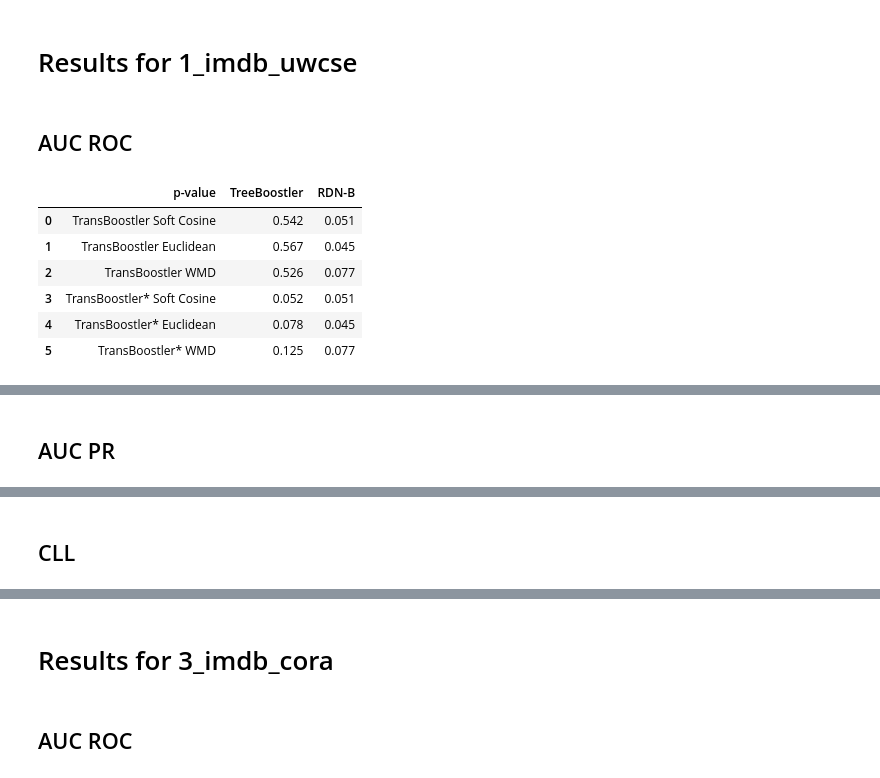
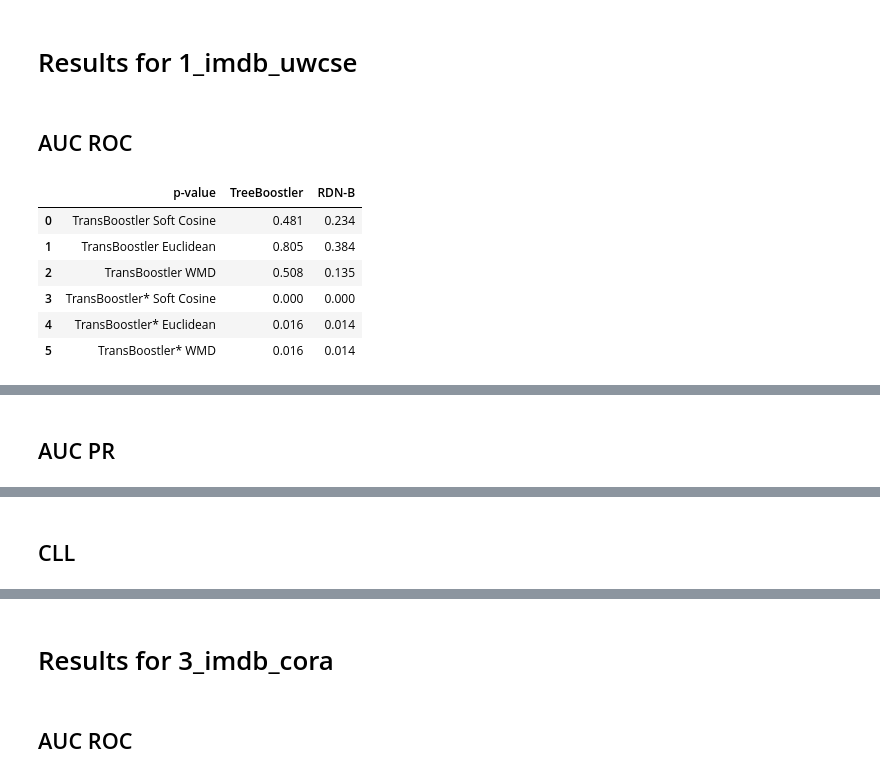
Before and after one commit to MeLLL-UFF/TransBoostler, a Jupyter notebook: t-test.ipynb, the cells around one changed output, grey strips where cells are left out. Drawn from its saved outputs; the diff is of its cells as text; code cells hidden in the pictures.

```diff
--- a/t-test.ipynb
+++ b/t-test.ipynb
@@ -49,7 +49,7 @@ def load_data_no_rev(experiments, metric, treeboostler=False, rdnb=False):
         elif(rdnb):
             file_path = os.getcwd() + '/rdn-b-transfer-experiment/' + experiment_title + '/rdnb.json'
         else:
-            file_path = os.getcwd() + '/experiments-transfer-k-1/' + experiment_title + '/' + experiment_title + '_fasttext_{}.json'.format(metric)
+            file_path = os.getcwd() + '/experiments-no-revision/' + experiment_title + '/' + experiment_title + '_fasttext_{}.json'.format(metric)
 
         #if(os.path.isfile(file_path)):
         with open(file_path, 'r') as fp:
@@ -93,80 +93,101 @@ for j in range(len(experiments)):
         rdnb_no_rev = np.zeros(len(rdnb_data[str(dataset)][0]))
         rdnb = np.zeros(len(rdnb_data[str(dataset)][0]))
 
-        for m in range(len(treeboostler_data[str(dataset)][0])):
-            trans_softcosine += np.array([item['transfer'][metric] for item in data_softcosine[str(dataset)][m]])
-            trans_softcosine_no_rev += np.array([item['transfer'][metric] for item in data_softcosine[str(dataset)][m]])
+        #for m in range(len(treeboostler_data[str(dataset)][0])):
+        m = 0
+        trans_softcosine += np.array([item['transfer'][metric] for item in data_softcosine[str(dataset)][m]])
+        trans_softcosine_no_rev += np.array([item['transfer'][metric] for item in data_softcosine_no_rev[str(dataset)][m]])
 
-            trans_euclidean += np.array([item['transfer'][metric] for item in data_euclidean[str(dataset)][m]])
-            trans_euclidean_no_rev += np.array([item['transfer'][metric] for item in data_euclidean[str(dataset)][m]])
+        trans_euclidean += np.array([item['transfer'][metric] for item in data_euclidean[str(dataset)][m]])
+        trans_euclidean_no_rev += np.array([item['transfer'][metric] for item in data_euclidean_no_rev[str(dataset)][m]])
 
-            trans_wmd += np.array([item['transfer'][metric] for item in data_wmd[str(dataset)][m]])
-            trans_wmd_no_rev += np.array([item['transfer'][metric] for item in data_wmd[str(dataset)][m]])
+        trans_wmd += np.array([item['transfer'][metric] for item in data_wmd[str(dataset)][m]])
+        trans_wmd_no_rev += np.array([item['transfer'][metric] for item in data_wmd_no_rev[str(dataset)][m]])
 
-            tree_no_rev += np.array([item['transfer']['parameter'][metric] for item in treeboostler_data[str(dataset)][m]])
-            tree += np.array([item['transfer'][metric] for item in treeboostler_data[str(dataset)][m]])
+        tree_no_rev += np.array([item['transfer']['parameter'][metric] for item in treeboostler_data[str(dataset)][m]])
+        tree += np.array([item['transfer'][metric] for item in treeboostler_data[str(dataset)][m]])
 
-            transfer_softcosine = np.array([(np.array([item['transfer_{}'.format(amount)][metric] for item in sublist])).mean() for sublist in data_softcosine[str(dataset)]])
+        # Fora do FOR
 
         rdnb_no_rev += np.array([item['rdn-b'][metric] for item in rdnb_data[str(dataset)][0]])
         rdnb += np.array([item['rdn-b'][metric] for item in rdnb_data[str(dataset)][0]])
 
-        trans_softcosine /= len(data_softcosine[str(dataset)])
-        trans_softcosine_no_rev /= len(data_softcosine_no_rev[str(dataset)])
+        #trans_softcosine /= len(data_softcosine[str(dataset)])
+        #trans_softcosine_no_rev /= len(data_softcosine_no_rev[str(dataset)])
 
-        trans_euclidean /= len(data_euclidean[str(dataset)])
-        trans_euclidean_no_rev /= len(data_euclidean_no_rev[str(dataset)])
+        #trans_euclidean /= len(data_euclidean[str(dataset)])
+        #trans_euclidean_no_rev /= len(data_euclidean_no_rev[str(dataset)])
 
-        trans_wmd /= len(data_wmd[str(dataset)])
-        trans_wmd_no_rev /= len(data_wmd_no_rev[str(dataset)])
+        #trans_wmd /= len(data_wmd[str(dataset)])
+        #trans_wmd_no_rev /= len(data_wmd_no_rev[str(dataset)])
 
-        tree /= len(treeboostler_data[str(dataset)])
-        tree_no_rev /= len(treeboostler_data[str(dataset)])
+        #tree /= len(treeboostler_data[str(dataset)])
+        #tree_no_rev /= len(treeboostler_data[str(dataset)])
 
-        rdnb /= len(rdnb_data[str(dataset)])
-        rdnb_no_rev /= len(rdnb_data[str(dataset)])
+        #rdnb /= len(rdnb_data[str(dataset)])
+        #rdnb_no_rev /= len(rdnb_data[str(dataset)])
 
         pvalue_table = []
         tvalue, pvalue = stats.ttest_rel(trans_softcosine,tree)
         tvalue2, pvalue2 = stats.ttest_rel(trans_softcosine, rdnb)
-        #print(pvalue)
         pvalue_table.append(['TransBoostler Soft Cosine', '%.3f' % (pvalue), '%.3f' % (pvalue2)])
+        del pvalue,pvalue2
 
         tvalue, pvalue = stats.ttest_rel(trans_euclidean,tree)
         tvalue2, pvalue2 = stats.ttest_rel(trans_euclidean,rdnb)
-        #print(pvalue)
+
         pvalue_table.append(['TransBoostler Euclidean', '%.3f' % (pvalue), '%.3f' % (pvalue2)])
+        del pvalue,pvalue2
 
         tvalue, pvalue = stats.ttest_rel(trans_wmd,tree)
         tvalue2, pvalue2 = stats.ttest_rel(trans_wmd,rdnb)
-        #print(pvalue)
+
         pvalue_table.append(['TransBoostler WMD', '%.3f' % (pvalue), '%.3f' % (pvalue2)])
+        del pvalue,pvalue2
 
         # No Revision
 
         tvalue, pvalue = stats.ttest_rel(trans_softcosine_no_rev,tree_no_rev)
         tvalue2, pvalue2 = stats.ttest_rel(trans_softcosine_no_rev,rdnb_no_rev)
-        #print(pvalue)
+
         pvalue_table.append(['TransBoostler* Soft Cosine', '%.3f' % (pvalue), '%.3f' % (pvalue2)])
+        del pvalue,pvalue2
 
         tvalue, pvalue = stats.ttest_rel(trans_euclidean_no_rev,tree_no_rev)
         tavlue2, pvalue2 = stats.ttest_rel(trans_euclidean_no_rev,rdnb_no_rev)
-        #print(pvalue)
+
         pvalue_table.append(['TransBoostler* Euclidean', '%.3f' % (pvalue), '%.3f' % (pvalue2)])
+        del pvalue,pvalue2
 
         tvalue, pvalue = stats.ttest_rel(trans_wmd_no_rev,tree_no_rev)
         tvalue, pvalue2 = stats.ttest_rel(trans_wmd_no_rev,rdnb_no_rev)
-        #print(pvalue)
+
         pvalue_table.append(['TransBoostler* WMD', '%.3f' % (pvalue), '%.3f' % (pvalue2)])
+        del pvalue,pvalue2
 
         display(pd.DataFrame(pvalue_table, columns=['p-value', 'TreeBoostler', 'RDN-B']))
+        print('TransBoostler Soft Cosine', ','.join(str(v) for v in trans_softcosine))
+
+        print('TransBoostler Euclidean', ','.join(str(v) for v in trans_euclidean))
+
+        print('TransBoostler WMD', ','.join(str(v) for v in trans_wmd))
+
+        print('TreeBoostler', ','.join(str(v) for v in tree))
+
+        print('TransBoostler* Soft Cosine', ','.join(str(v) for v in trans_softcosine_no_rev))
+        print('TransBoostler* Euclidean', ','.join(str(v) for v in trans_euclidean_no_rev))
+        print('TransBoostler* WMD', ','.join(str(v) for v in trans_wmd_no_rev))
+
+        print('TreeBoostler*', ','.join(str(v) for v in tree_no_rev))
+
+        print('RDN-B', ','.join(str(v) for v in rdnb))
 # %% [output]
 # Results for 1_imdb_uwcse
 ## AUC ROC
 |  | p-value | TreeBoostler | RDN-B |
-| 0 | TransBoostler Soft Cosine | 0.542 | 0.051 |
-| 1 | TransBoostler Euclidean | 0.567 | 0.045 |
-| 2 | TransBoostler WMD | 0.526 | 0.077 |
-| 3 | TransBoostler* Soft Cosine | 0.052 | 0.051 |
-| 4 | TransBoostler* Euclidean | 0.078 | 0.045 |
-| 5 | TransBoostler* WMD | 0.125 | 0.077 |
+| 0 | TransBoostler Soft Cosine | 0.481 | 0.234 |
+| 1 | TransBoostler Euclidean | 0.805 | 0.384 |
+| 2 | TransBoostler WMD | 0.508 | 0.135 |
+| 3 | TransBoostler* Soft Cosine | 0.000 | 0.000 |
+| 4 | TransBoostler* Euclidean | 0.016 | 0.014 |
+| 5 | TransBoostler* WMD | 0.016 | 0.014 |
```
Also changed, not shown: parts of 1 cell of this notebook.
